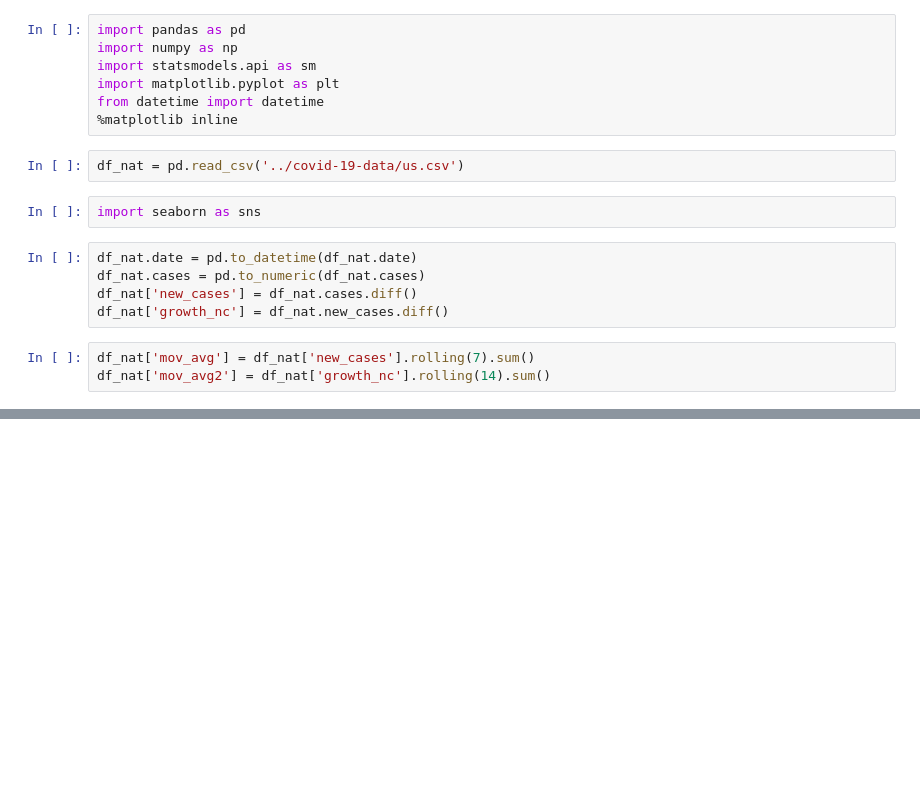
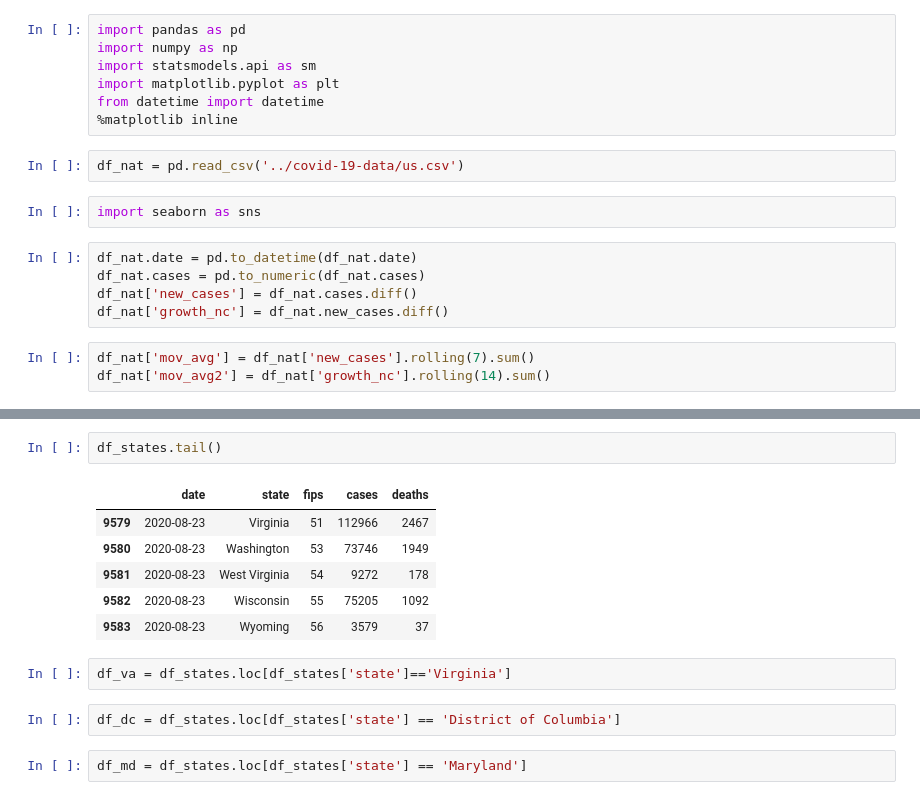
Before and after one commit to Joe-Bit-lab/covid-19-data, a Jupyter notebook: covid_jl.ipynb, the cells around one changed output, grey strips where cells are left out. Drawn from its saved outputs; the diff is of its cells as text; blank space fills up the shorter version.

```diff
--- a/covid_jl.ipynb
+++ b/covid_jl.ipynb
@@ -28,0 +57,15 @@ plt.show()
+# %%
+df_states.tail()
+# %% [output]
+|  | date | state | fips | cases | deaths |
+| 9579 | 2020-08-23 | Virginia | 51 | 112966 | 2467 |
+| 9580 | 2020-08-23 | Washington | 53 | 73746 | 1949 |
+| 9581 | 2020-08-23 | West Virginia | 54 | 9272 | 178 |
+| 9582 | 2020-08-23 | Wisconsin | 55 | 75205 | 1092 |
+| 9583 | 2020-08-23 | Wyoming | 56 | 3579 | 37 |
+# %%
+df_va = df_states.loc[df_states['state']=='Virginia']
+# %%
+df_dc = df_states.loc[df_states['state'] == 'District of Columbia']
+# %%
+df_md = df_states.loc[df_states['state'] == 'Maryland']
```
Also changed, not shown: parts of 4 cells of this notebook.
